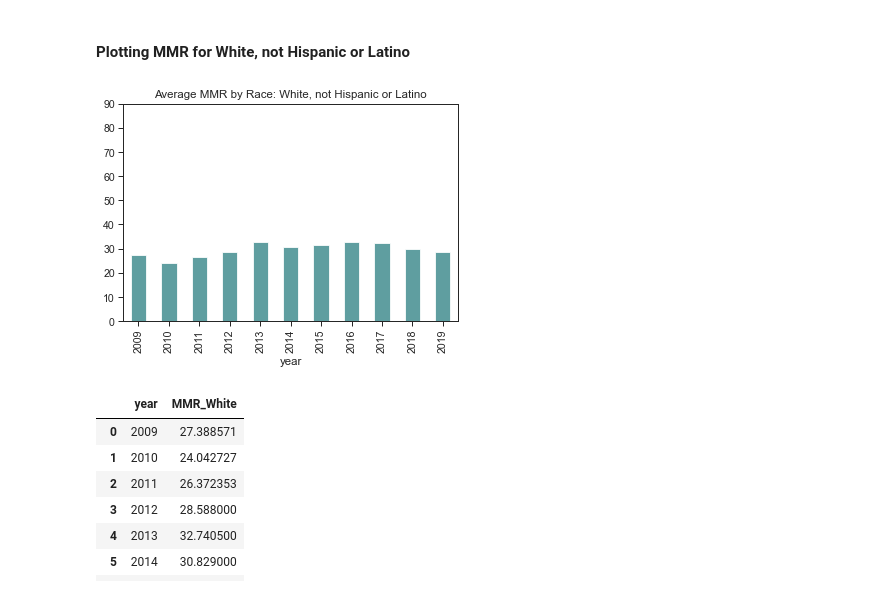
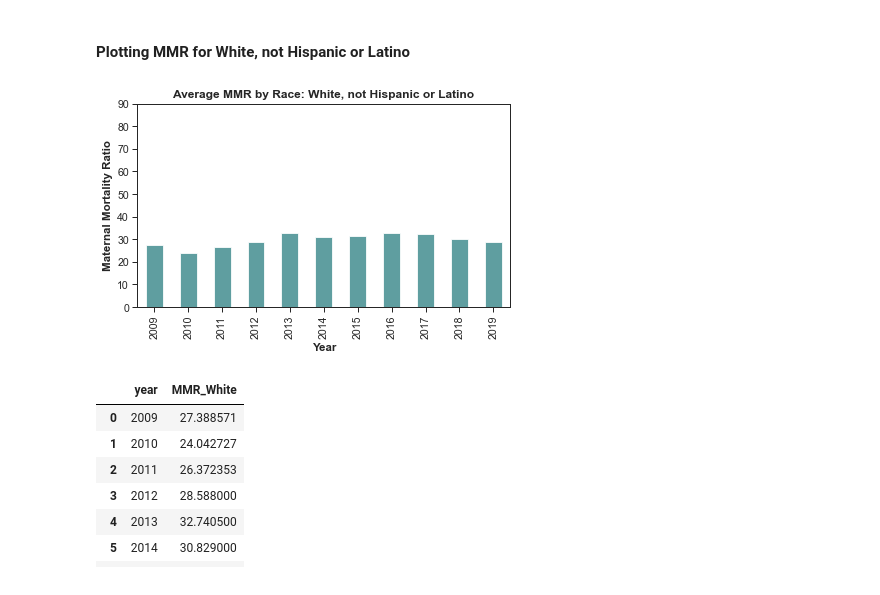
Before and after one commit to abpuccini/maternal-mortality-project, a Jupyter notebook: machine_learning/model_testing/LR_stratified_by_race_lee.ipynb, the cells around one changed output. Cells and saved outputs as stored; diff of their text form; code cells hidden in the pictures.

Commit message:
adjusted bar charts for avg mmr for each race and ethnicity

```diff
--- a/machine_learning/model_testing/LR_stratified_by_race_lee.ipynb
+++ b/machine_learning/model_testing/LR_stratified_by_race_lee.ipynb
@@ -310,21 +310,27 @@ R2 Training: 0.5861630736566594
 # %%
 # plotting mmr_by_race by year
 y = "mmr_by_race"
 
 # .loc for finding specific race
 wh_enc_df = df_binary_encoded.loc[(df_binary_encoded["race_White"] == 1) & (df_binary_encoded["hispanic_origin_Not Hispanic or Latino"] == 1)]
 wh_enc_df
 
 # group by year
 avg_wh_df = wh_enc_df.groupby("year").mean()[y]
 avg_wh_df
 
 # plotting barplot of mmr by year, by white race
-avg_wh_df.plot(kind="bar", yticks=[0, 10, 20, 30, 40, 50, 60, 70, 80, 90], color="#5F9EA0")
-plt.title("Average MMR by Race: White, not Hispanic or Latino")
-plt.show()
+avg_wh_df.plot(kind="bar", yticks=[0, 10, 20, 30, 40, 50, 60, 70, 80, 90], color="#5F9EA0", figsize=(6,4))
+plt.title("Average MMR by Race: White, not Hispanic or Latino", fontsize=12, fontweight="bold")
+plt.xlabel("Year", fontweight="bold")
+plt.ylabel("Maternal Mortality Ratio", fontweight="bold")
+
+plt.tight_layout()
+
+# save the plot
+plt.savefig("../../static/img/avg_mmr_white.png")
 # %% [output]
-[figure, old version]
+[figure, new version]
 # %%
 # make a dataframe for White, not Hispanic or Latino, mmr
 white_mmr = avg_wh_df.reset_index().rename(columns={"mmr_by_race":"MMR_White"})
```
Also changed, not shown: parts of 3 cells of this notebook.
